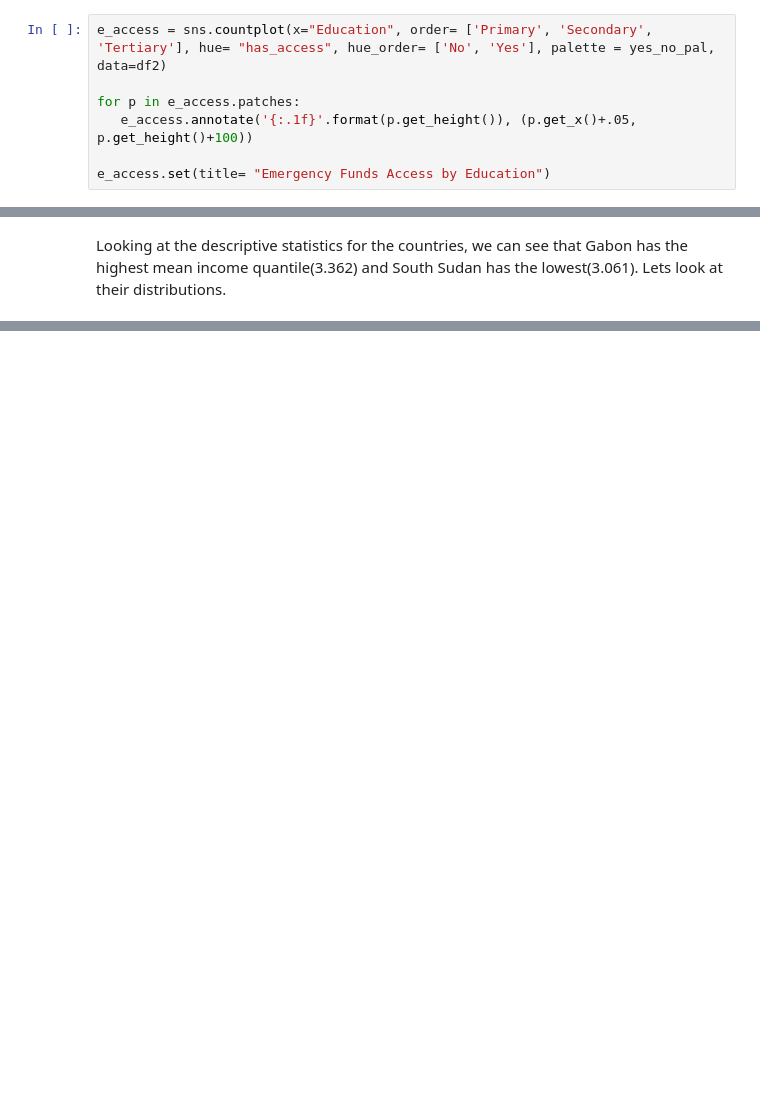
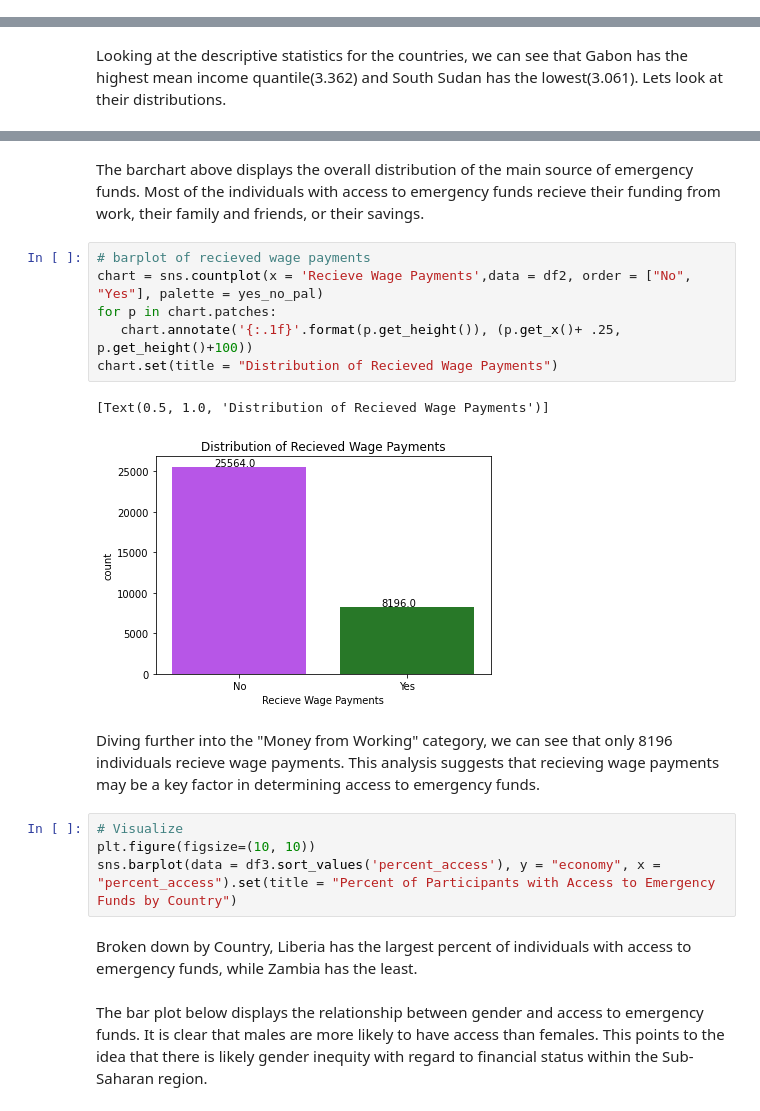
Before and after one commit to sds-capstone/2022-09-proj7-women-at-table, a Jupyter notebook: final_project.ipynb, the cells around one changed output, grey strips where cells are left out. Cells and saved outputs as stored; diff of their text form; blank space fills up the shorter version.

```diff
--- a/final_project.ipynb
+++ b/final_project.ipynb
@@ -227,10 +224,3 @@ ebg.set(title= "Education Count by Gender")
 # %% [output]
 [Text(0.5, 1.0, 'Education Count by Gender')]
 [figure]
-# %%
-e_access = sns.countplot(x="Education", order= ['Primary', 'Secondary', 'Tertiary'], hue= "has_access", hue_order= ['No', 'Yes'], palette = yes_no_pal, data=df2)
-
-for p in e_access.patches:
-   e_access.annotate('{:.1f}'.format(p.get_height()), (p.get_x()+.05, p.get_height()+100))
-
-e_access.set(title= "Emergency Funds Access by Education")
@@ -625,0 +615,21 @@ countries combined. They are both left skewed. The distribution in Gabon is far
+# %% [markdown]
+The barchart above displays the overall distribution of the main source of emergency funds. Most of the individuals with access to emergency funds recieve their funding from work, their family and friends, or their savings.
+# %%
+# barplot of recieved wage payments
+chart = sns.countplot(x = 'Recieve Wage Payments',data = df2, order = ["No", "Yes"], palette = yes_no_pal)
+for p in chart.patches:
+   chart.annotate('{:.1f}'.format(p.get_height()), (p.get_x()+ .25, p.get_height()+100))
+chart.set(title = "Distribution of Recieved Wage Payments")
+# %% [output]
+[Text(0.5, 1.0, 'Distribution of Recieved Wage Payments')]
+[figure, added]
+# %% [markdown]
+Diving further into the "Money from Working" category, we can see that only 8196 individuals recieve wage payments. This analysis suggests that recieving wage payments may be a key factor in determining access to emergency funds.
+# %%
+# Visualize
+plt.figure(figsize=(10, 10))
+sns.barplot(data = df3.sort_values('percent_access'), y = "economy", x = "percent_access").set(title = "Percent of Participants with Access to Emergency Funds by Country")
+# %% [markdown]
+Broken down by Country, Liberia has the largest percent of individuals with access to emergency funds, while Zambia has the least.
+# %% [markdown]
+The bar plot below displays the relationship between gender and access to emergency funds. It is clear that males are more likely to have access than females. This points to the idea that there is likely gender inequity with regard to financial status within the Sub-Saharan region.
```
Also changed, not shown: parts of 55 cells of this notebook.
